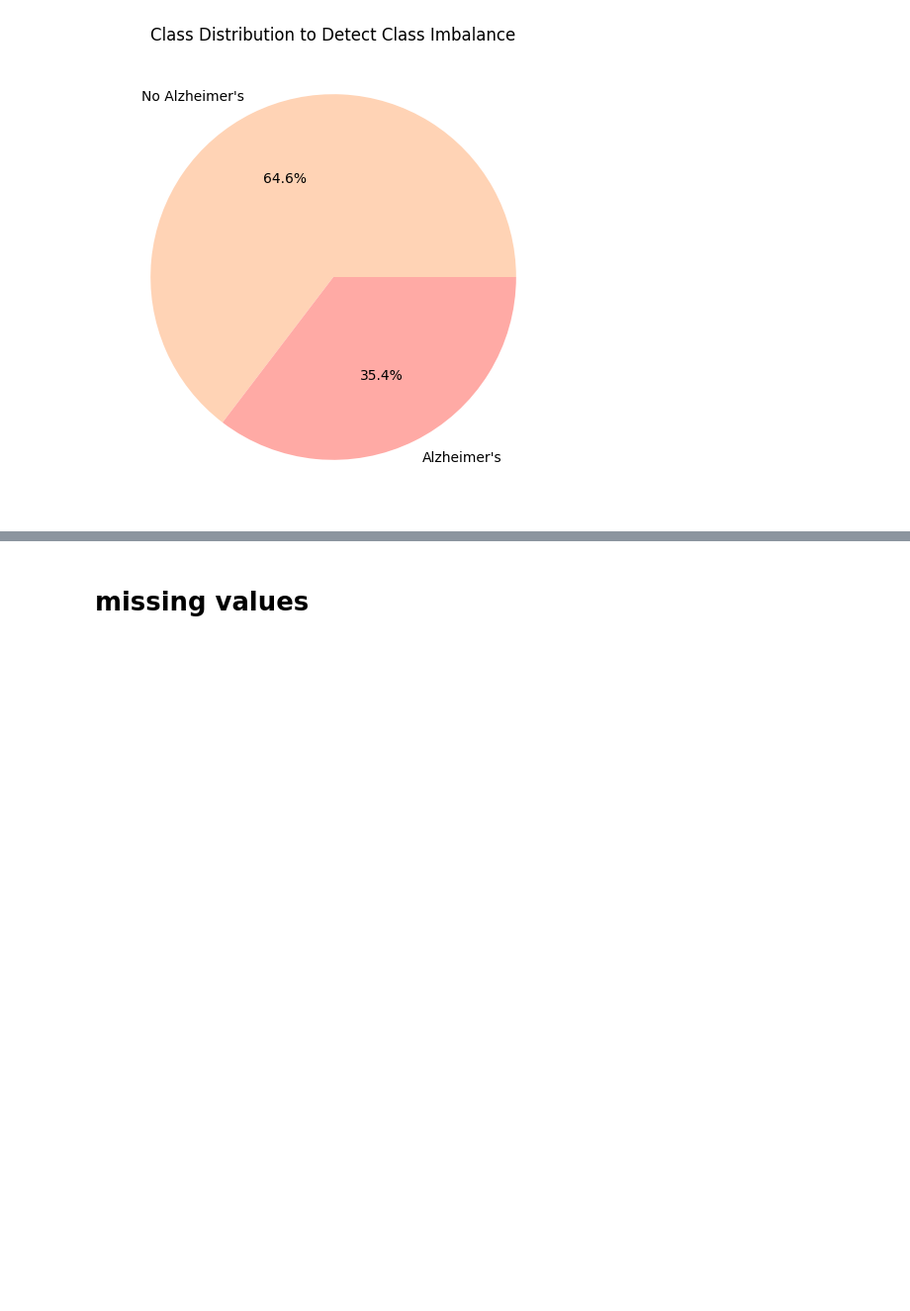
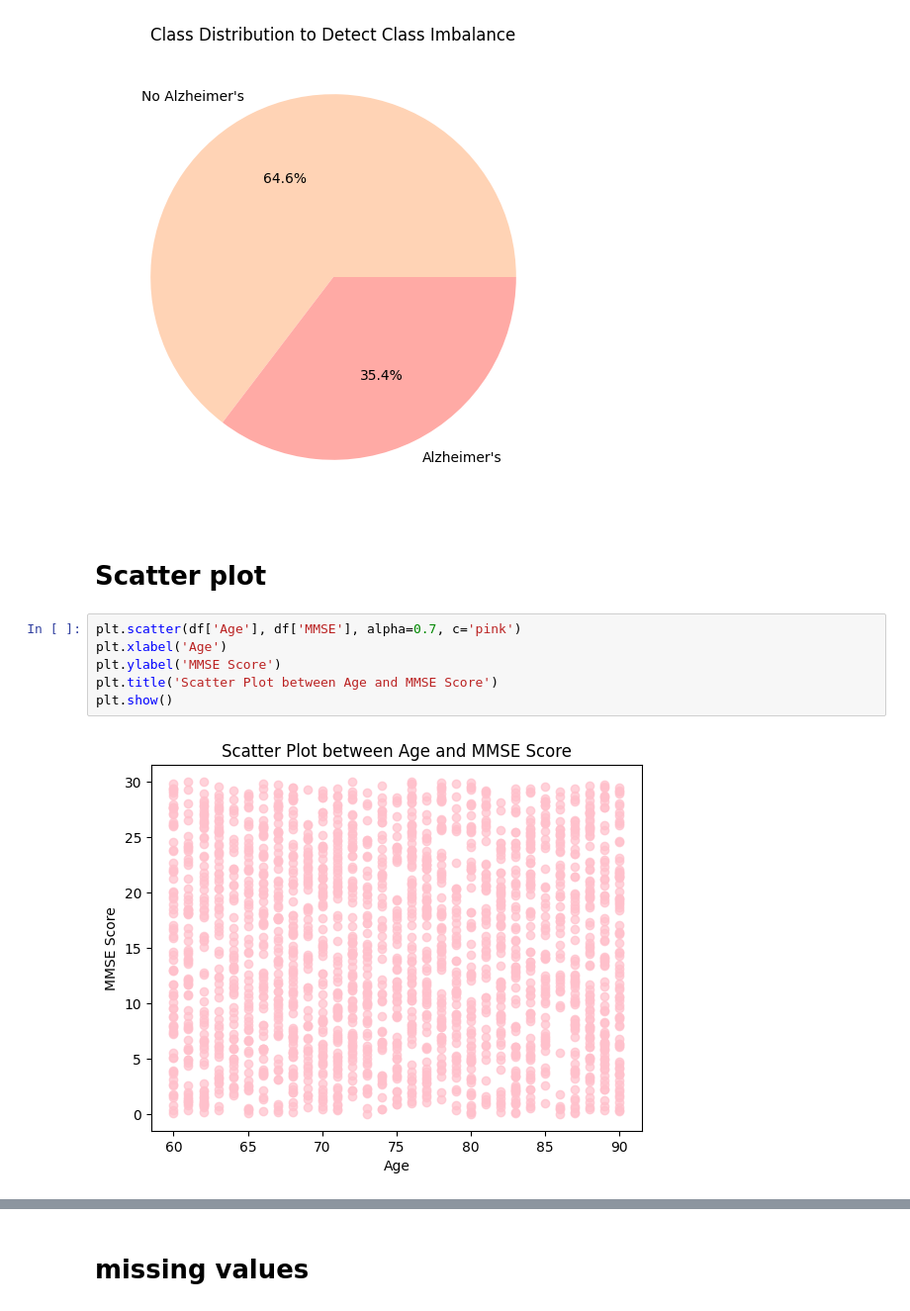
Before and after one commit to leen204/mining-project, a Jupyter notebook: DATA MINING NOTEBOOK.ipynb, the cells around one changed output, grey strips where cells are left out. Shown at 99% size. Drawn from its saved outputs; the diff is of its cells as text; blank space fills up the shorter version.

```diff
--- a/DATA MINING NOTEBOOK.ipynb
+++ b/DATA MINING NOTEBOOK.ipynb
@@ -181,3 +181,13 @@ plt.title('Class Distribution to Detect Class Imbalance')
 plt.show()
 # %% [output]
 [figure]
+# %% [markdown]
+# Scatter plot
+# %%
+plt.scatter(df['Age'], df['MMSE'], alpha=0.7, c='pink')
+plt.xlabel('Age')
+plt.ylabel('MMSE Score')
+plt.title('Scatter Plot between Age and MMSE Score')
+plt.show()
+# %% [output]
+[figure, added]
```
Also changed, not shown: parts of 4 cells of this notebook.
